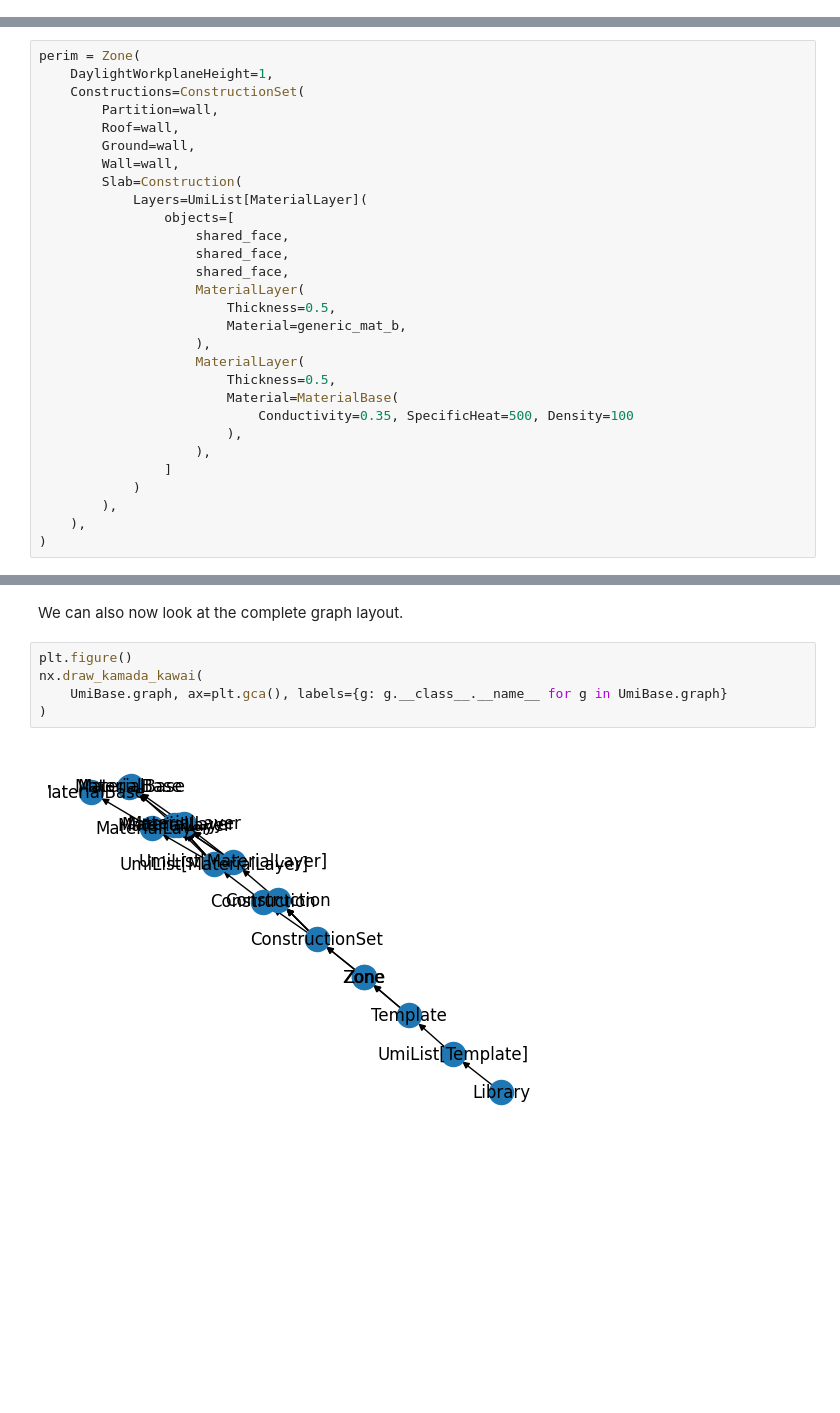
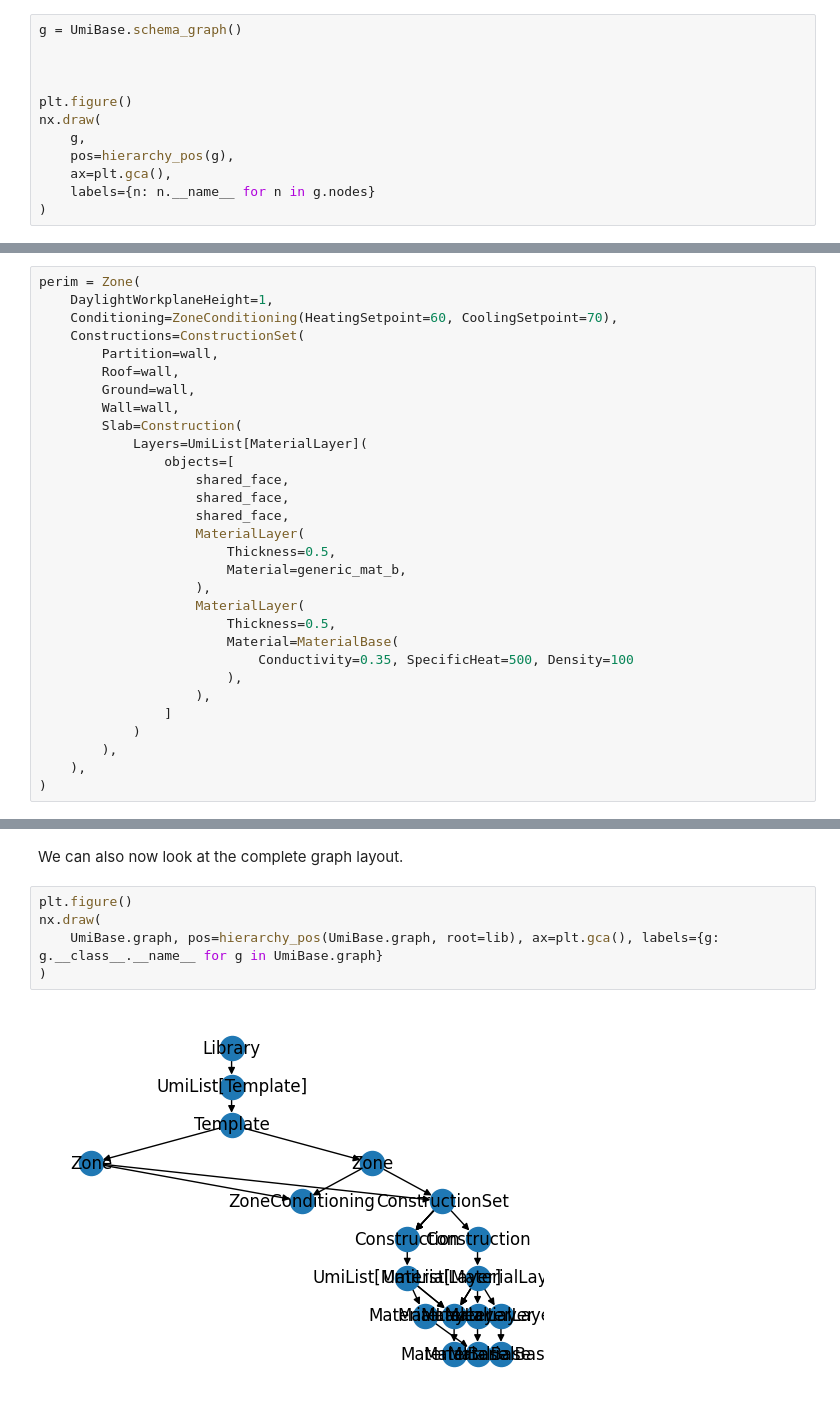
Before and after one commit to samuelduchesne/archetypal, a Jupyter notebook: archetypal/template/schema/demo.ipynb, the cells around one changed output, grey strips where cells are left out. Saved outputs shown, nothing was run; the diff lists cells and outputs as text; blank space fills up the shorter version.

Commit message:
add meta graph and better graph viz

```diff
--- a/archetypal/template/schema/demo.ipynb
+++ b/archetypal/template/schema/demo.ipynb
@@ -41,3 +44,15 @@ print(json.dumps(schema, indent=4))
     "title": "UMI Template Library",
     "type": "object"
 }
+# %%
+g = UmiBase.schema_graph()
+
+
+
+plt.figure()
+nx.draw(
+    g,
+    pos=hierarchy_pos(g),
+    ax=plt.gca(),
+    labels={n: n.__name__ for n in g.nodes}
+)
@@ -141,6 +161,7 @@ Now let's define a `Zone`, using our existing `wall` for most of the `Constructi
 # %%
 perim = Zone(
     DaylightWorkplaneHeight=1,
+    Conditioning=ZoneConditioning(HeatingSetpoint=60, CoolingSetpoint=70),
     Constructions=ConstructionSet(
         Partition=wall,
         Roof=wall,
@@ -288,8 +310,8 @@ Reconstructing from the flat, effectively tabular data is a little trickier to d
 We can also now look at the complete graph layout.
 # %%
 plt.figure()
-nx.draw_kamada_kawai(
-    UmiBase.graph, ax=plt.gca(), labels={g: g.__class__.__name__ for g in UmiBase.graph}
+nx.draw(
+    UmiBase.graph, pos=hierarchy_pos(UmiBase.graph, root=lib), ax=plt.gca(), labels={g: g.__class__.__name__ for g in UmiBase.graph}
 )
 # %% [output]
-[figure, old version]
+[figure, new version]
```
Also changed, not shown: parts of 12 cells of this notebook, 6 other files.
